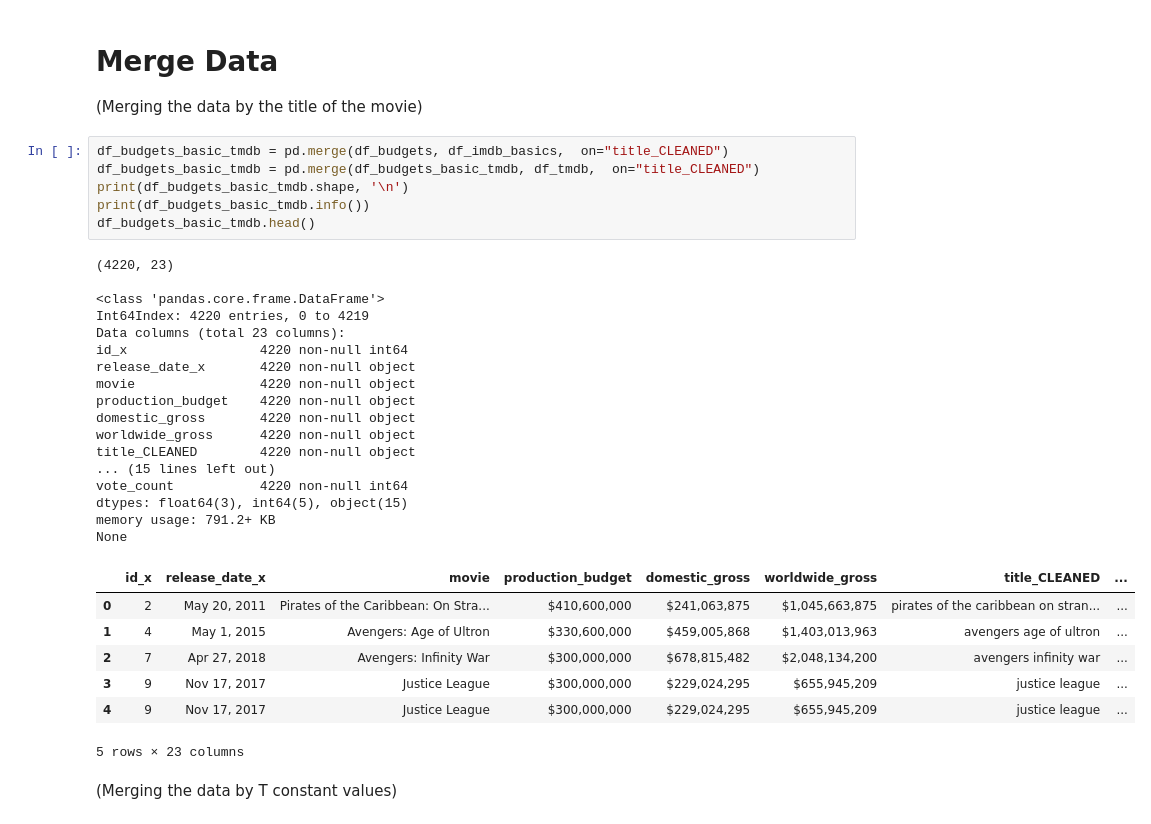
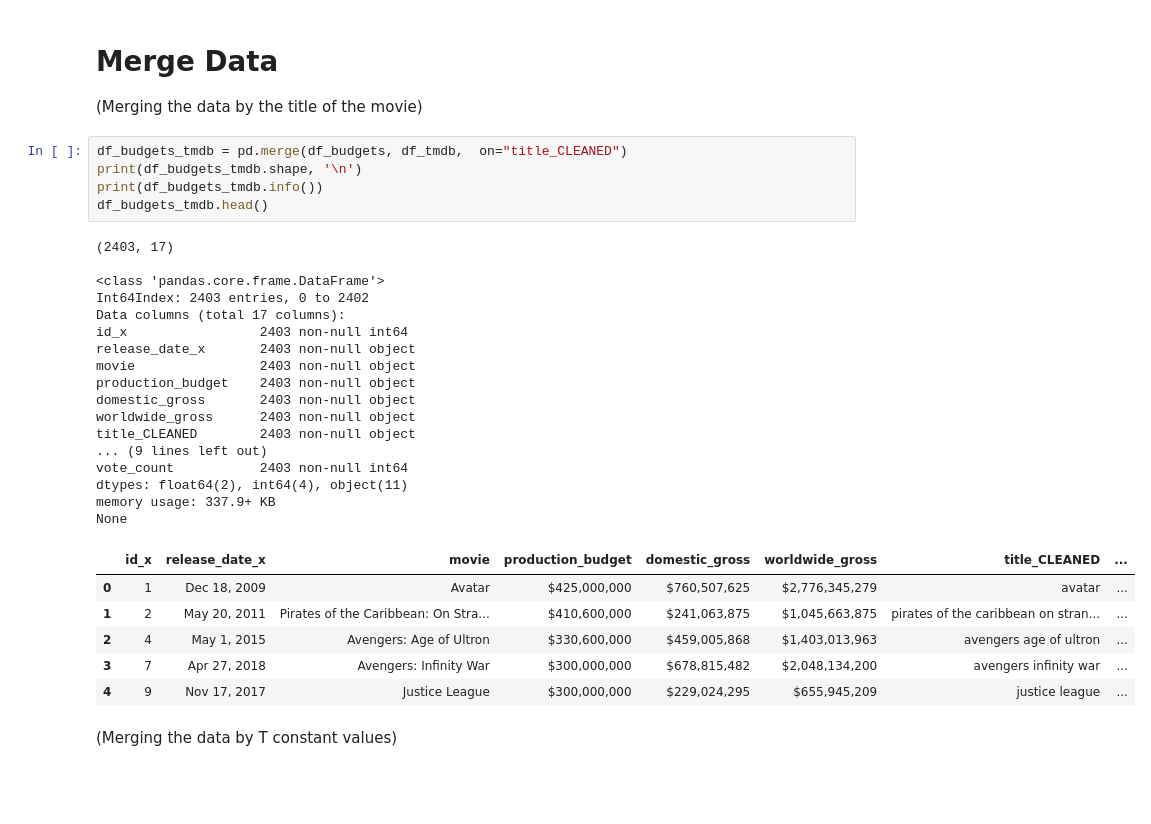
Before and after one commit to jfleury12/movie-collaboration, a Jupyter notebook: mod_1_project_EDA_fleury_laurent.ipynb, the cells around one changed output. Drawn from its saved outputs; the diff is of its cells as text; blank space fills up the shorter version.

```diff
--- a/mod_1_project_EDA_fleury_laurent.ipynb
+++ b/mod_1_project_EDA_fleury_laurent.ipynb
@@ -272,36 +272,34 @@ df_tmdb['title_CLEANED'] = df_tmdb['title_CLEANED'].apply(lambda x: re.sub('[@_!
 # Merge Data
 (Merging the data by the title of the movie)
 # %%
-df_budgets_basic_tmdb = pd.merge(df_budgets, df_imdb_basics,  on="title_CLEANED")
-df_budgets_basic_tmdb = pd.merge(df_budgets_basic_tmdb, df_tmdb,  on="title_CLEANED")
-print(df_budgets_basic_tmdb.shape, '\n')
-print(df_budgets_basic_tmdb.info())
-df_budgets_basic_tmdb.head()
+df_budgets_tmdb = pd.merge(df_budgets, df_tmdb,  on="title_CLEANED")
+print(df_budgets_tmdb.shape, '\n')
+print(df_budgets_tmdb.info())
+df_budgets_tmdb.head()
 # %% [output]
-(4220, 23)
+(2403, 17)
 
 <class 'pandas.core.frame.DataFrame'>
-Int64Index: 4220 entries, 0 to 4219
-Data columns (total 23 columns):
-id_x                 4220 non-null int64
-release_date_x       4220 non-null object
-movie                4220 non-null object
-production_budget    4220 non-null object
-domestic_gross       4220 non-null object
-worldwide_gross      4220 non-null object
-title_CLEANED        4220 non-null object
-... (15 lines left out)
-vote_count           4220 non-null int64
-dtypes: float64(3), int64(5), object(15)
-memory usage: 791.2+ KB
+Int64Index: 2403 entries, 0 to 2402
+Data columns (total 17 columns):
+id_x                 2403 non-null int64
+release_date_x       2403 non-null object
+movie                2403 non-null object
+production_budget    2403 non-null object
+domestic_gross       2403 non-null object
+worldwide_gross      2403 non-null object
+title_CLEANED        2403 non-null object
+... (9 lines left out)
+vote_count           2403 non-null int64
+dtypes: float64(2), int64(4), object(11)
+memory usage: 337.9+ KB
 None
 |  | id_x | release_date_x | movie | production_budget | domestic_gross | worldwide_gross | title_CLEANED | ... |
-| 0 | 2 | May 20, 2011 | Pirates of the Caribbean: On Stra... | $410,600,000 | $241,063,875 | $1,045,663,875 | pirates of the caribbean on stran... | ... |
-| 1 | 4 | May 1, 2015 | Avengers: Age of Ultron | $330,600,000 | $459,005,868 | $1,403,013,963 | avengers age of ultron | ... |
-| 2 | 7 | Apr 27, 2018 | Avengers: Infinity War | $300,000,000 | $678,815,482 | $2,048,134,200 | avengers infinity war | ... |
-| 3 | 9 | Nov 17, 2017 | Justice League | $300,000,000 | $229,024,295 | $655,945,209 | justice league | ... |
+| 0 | 1 | Dec 18, 2009 | Avatar | $425,000,000 | $760,507,625 | $2,776,345,279 | avatar | ... |
+| 1 | 2 | May 20, 2011 | Pirates of the Caribbean: On Stra... | $410,600,000 | $241,063,875 | $1,045,663,875 | pirates of the caribbean on stran... | ... |
+| 2 | 4 | May 1, 2015 | Avengers: Age of Ultron | $330,600,000 | $459,005,868 | $1,403,013,963 | avengers age of ultron | ... |
+| 3 | 7 | Apr 27, 2018 | Avengers: Infinity War | $300,000,000 | $678,815,482 | $2,048,134,200 | avengers infinity war | ... |
 | 4 | 9 | Nov 17, 2017 | Justice League | $300,000,000 | $229,024,295 | $655,945,209 | justice league | ... |
-5 rows × 23 columns
 # %% [markdown]
 (Merging the data by T constant values)
 # %%
```
Also changed, not shown: parts of 1 cell of this notebook.
